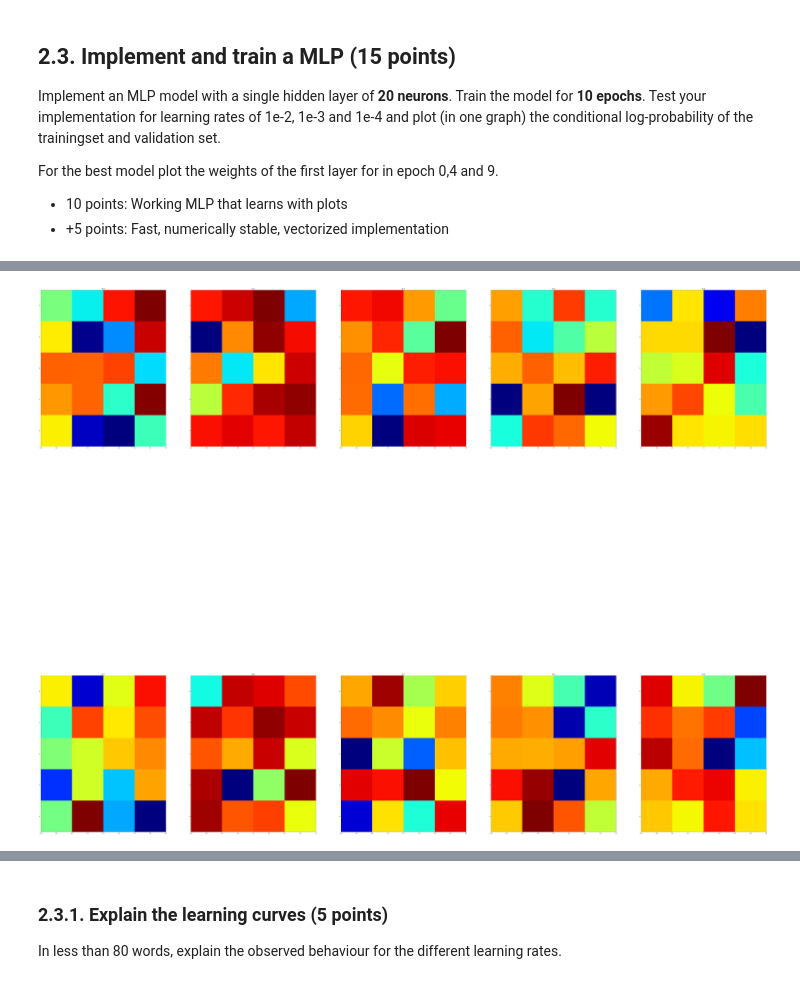
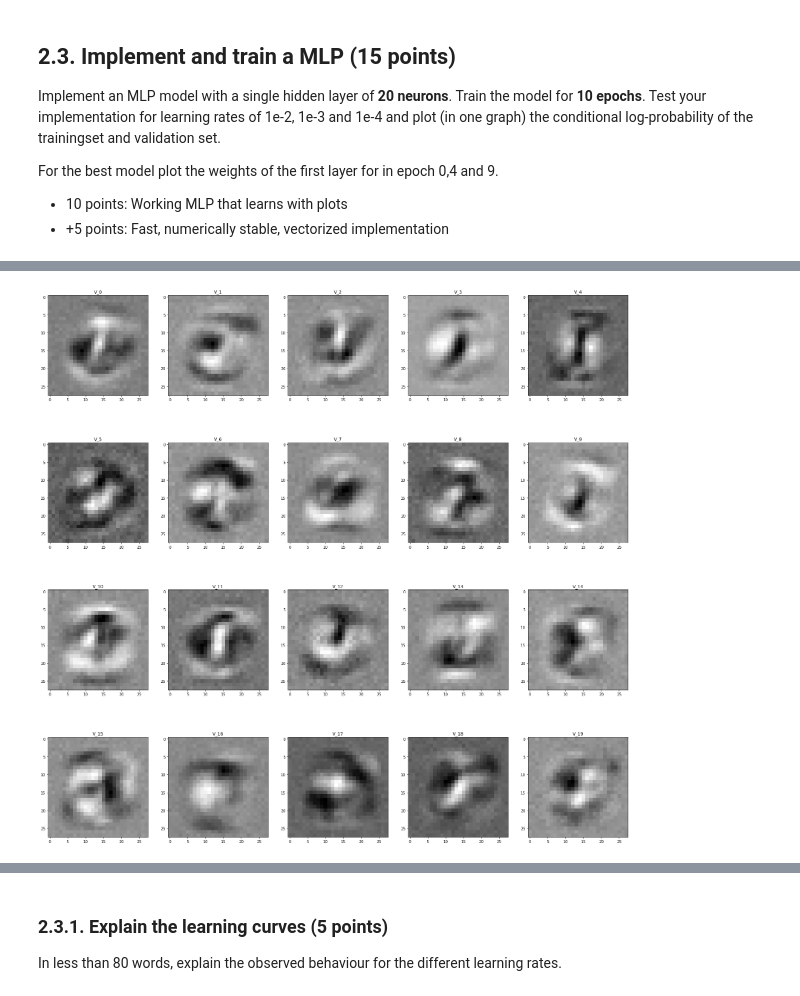
Before and after one commit to filipkny/MachineLearning1_UvA, a Jupyter notebook: lab2.ipynb, the cells around one changed output, grey strips where cells are left out. Cells and saved outputs as stored; diff of their text form; code cells hidden in the pictures.

```diff
--- a/lab2.ipynb
+++ b/lab2.ipynb
@@ -568,7 +570,7 @@ def test_sgd(x_train, t_train, x_valid, t_valid, w, b):
 np.random.seed(1243)
 w = np.zeros((28*28, 10))
 b = np.zeros(10)
-w,b = test_sgd(x_train, t_train, x_valid, t_valid, w, b)
+w_1,b_1 = test_sgd(x_train, t_train, x_valid, t_valid, w, b)
 # %% [output]
 9.223372036854776e+18 -0.7937849095101889 -0.7980809550026983
 0.1898748435894878 -0.6039100659207011 -0.6116841883090679
@@ -998,25 +1009,27 @@ hidden_dim = 20
 logp_vs = []
 logps = []
 etas = [1e-2, 1e-4, 1e-3 ]
+all_ws = []
+all_vs = []
+question_vs = []
 for eta in etas:
     print("Eta {}".format(eta))
-    w = np.random.normal(size=(hidden_dim,10), scale=0.1)
-    b = np.zeros((10,))
+    w_2 = np.random.normal(size=(hidden_dim,10), scale=0.1)
+    b_2 = np.zeros((10,))
 
     a = np.zeros((1, hidden_dim)).T
     V = np.random.normal(size=(784, hidden_dim), scale=0.1)
 
-    w,b,V,a,logp, logp_v = test_sgd_ML(x_train, t_train, x_valid, t_valid, w, b, V, a, eta)
+    w_2,b_2,V,a,logp, logp_v,vs = test_sgd_ML(x_train, t_train, x_valid, t_valid, w_2, b_2, V, a, eta)
+
+    all_ws.append(w)
+    all_vs.append(V)
+    question_vs.append(vs)
 
     logps.append(logp)
     logp_vs.append(logp_v)
 
-for logp, logpv, eta in zip(logps, logp_vs, etas):
-    plt.plot(logp, label="train - {}".format(eta))
-    plt.plot(logp_v, label="valid - {}".format(eta))
 
-plt.legend()
-plt.show()
 
 pr.disable()
 s = io.StringIO()
@@ -1074,28 +1072,64 @@ raise NotImplementedError()
 # %%
 # plot the train and validation logp for all three learning rates in one figure
 # YOUR CODE HERE
-print_shapes(["V", "W"], [V,w])
+for logp, logpv, eta in zip(logps, logp_vs, etas):
+    plt.plot(logp, label="train - {}".format(eta))
+    plt.scatter(range(len(logp)),logp)
+    plt.scatter(range(len(logp_v)),logp_v)
+    plt.plot(logp_v, label="valid - {}".format(eta))
 
-print("Weights visualize of V (first layer)")
-
-f, ax = plt.subplots(4, 5, figsize=(100,100))
-idx = 0
-for i in range(4):
-    for j in range(5):
-        ax[i,j].imshow(np.reshape(V[:, idx], [28,28]), interpolation = "none", cmap = "jet")
-        ax[i,j].set_title( "V_" + str(idx))
-        idx += 1
+plt.legend()
 plt.show()
 
-print("Weights visualize of W (second layer)")
+def get_best_model(logps):
+    maximum = -sys.maxsize
+    best_i = -1
+    for i,logp_list in enumerate(logps):
+        this_max = max(logp_list)
+        if this_max > maximum:
+            best_i = i
+            maximum = this_max
 
-f, ax = plt.subplots(2, 5, figsize=(100,100))
-idx = 0
-for i in range(2):
-    for j in range(5):
-        ax[i,j].imshow(np.reshape(w[:, idx], [5,4]), interpolation = "none", cmap = "jet")
-        ax[i,j].set_title( "W_" + str(idx))
-        idx += 1
+    return best_i, maximum,etas[best_i]
 
-plt.show()
+best_index,_,_ = get_best_model(logps)
+
+def plot_vs(vs):
+    for v,epoch in zip(vs,[0,4,9]):
+        print("Epoch : {}".format(epoch))
+        f, ax = plt.subplots(4, 5, figsize=(28,28))
+        idx = 0
+        for i in range(4):
+            for j in range(5):
+                ax[i,j].imshow(np.reshape(v[:, idx], [28,28]), interpolation = "none", cmap = "gray")
+                ax[i,j].set_title( "V_" + str(idx))
+                idx += 1
+        plt.show()
+
+plot_vs(question_vs[best_index])
+
+# print_shapes(["V", "W"], [V,w_2])
+
+# print("Weights visualize of V (first layer)")
+
+# f, ax = plt.subplots(4, 5, figsize=(100,100))
+# idx = 0
+# for i in range(4):
+#     for j in range(5):
+#         ax[i,j].imshow(np.reshape(V[:, idx], [28,28]), interpolation = "none", cmap = "gray")
+#         ax[i,j].set_title( "V_" + str(idx))
+#         idx += 1
+# plt.show()
+
+# print("Weights visualize of W (second layer)")
+
+# f, ax = plt.subplots(2, 5, figsize=(100,100))
+# idx = 0
+# for i in range(2):
+#     for j in range(5):
+#         ax[i,j].imshow(np.reshape(w[:, idx], [5,4]), interpolation = "none", cmap = "gray")
+#         ax[i,j].set_title( "W_" + str(idx))
+#         idx += 1
+
+# plt.show()
 # %% [output]
@@ -1105 +1138 @@ W shape: (20, 10)
-[figure, old version]
+[figure, new version]
```
Also changed, not shown: parts of 13 cells of this notebook.
